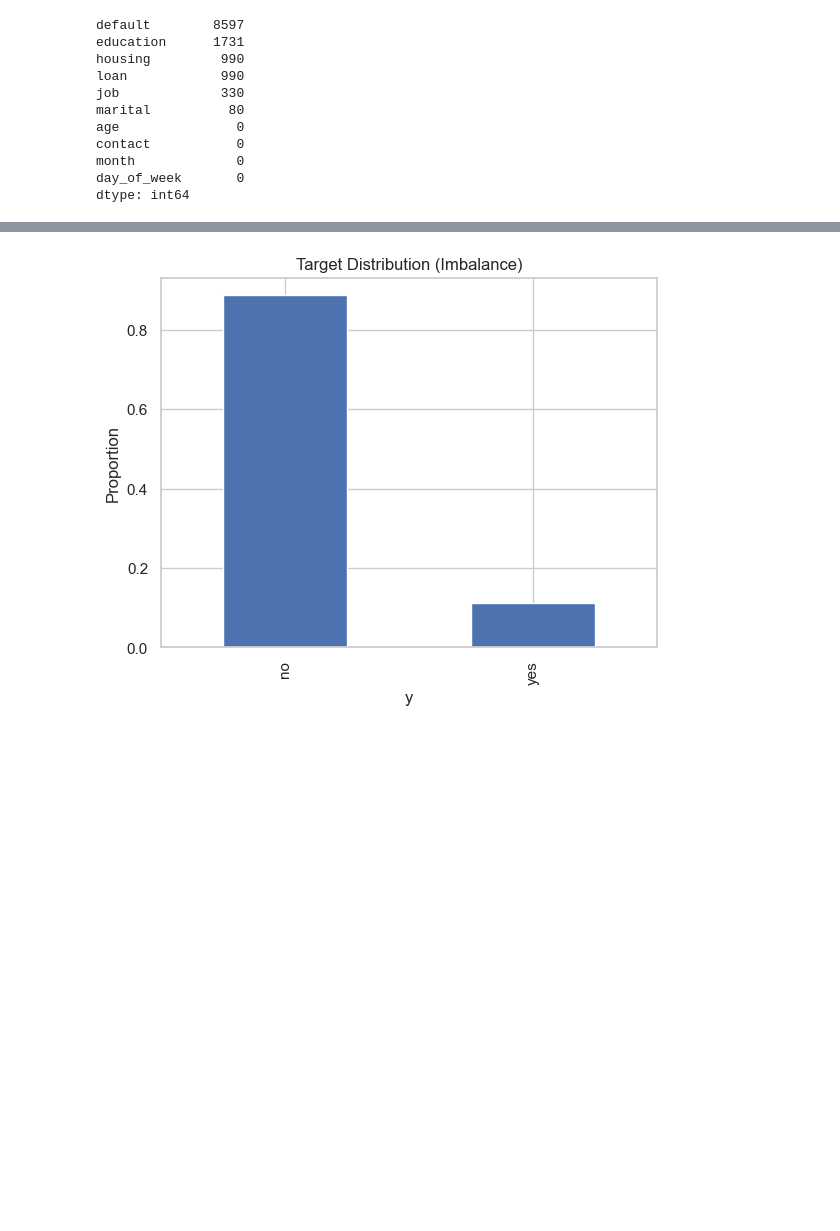
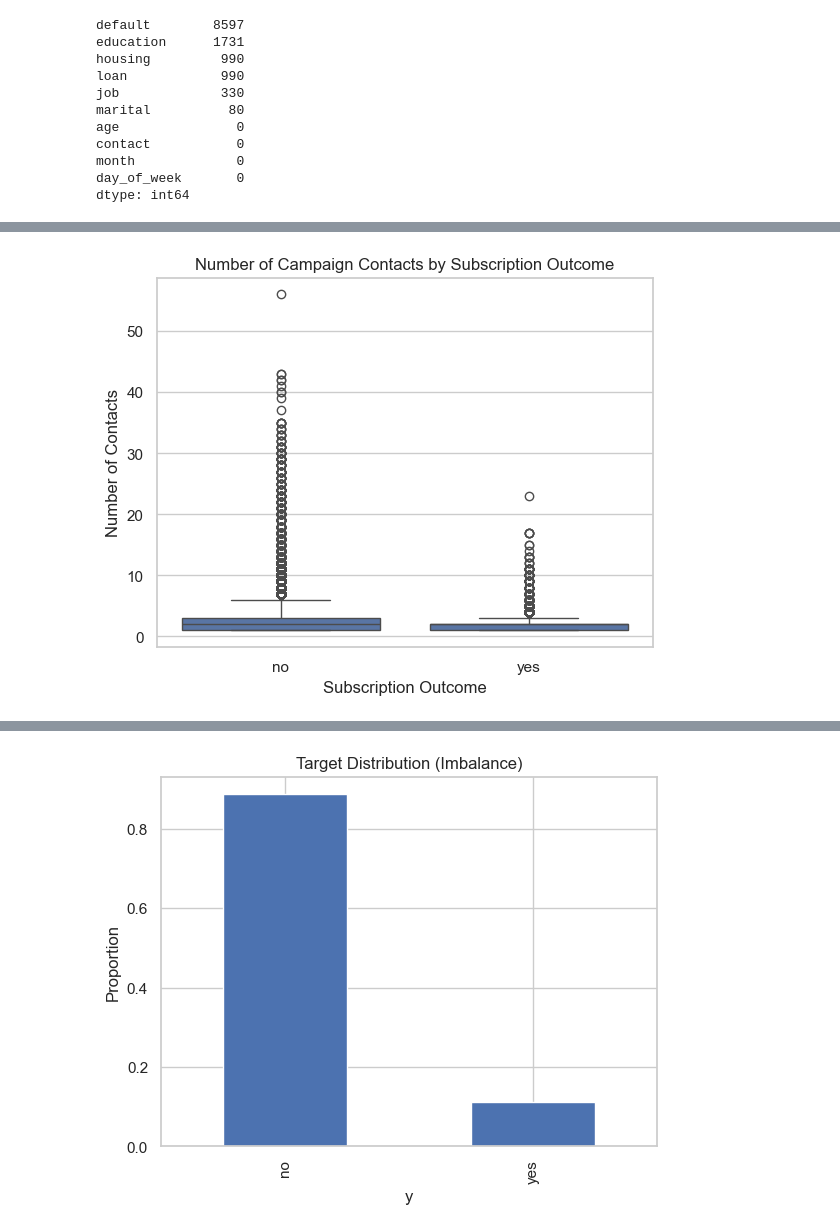
Before and after one commit to randel-bjorkquist/jupyter-notebooks-vscode, a Jupyter notebook: Project2_Machine_Learning.ipynb, the cells around one changed output, grey strips where cells are left out. Drawn from its saved outputs; the diff is of its cells as text; code cells hidden in the pictures; blank space fills up the shorter version.

```diff
--- a/Project2_Machine_Learning.ipynb
+++ b/Project2_Machine_Learning.ipynb
@@ -381,0 +420,8 @@ dtype: int64
+# %%
+sns.boxplot(x = "y", y = "campaign", data = df)
+plt.title("Number of Campaign Contacts by Subscription Outcome")
+plt.xlabel("Subscription Outcome")
+plt.ylabel("Number of Contacts")
+plt.show()
+# %% [output]
+[figure, added]
```
Also changed, not shown: parts of 85 cells of this notebook.
